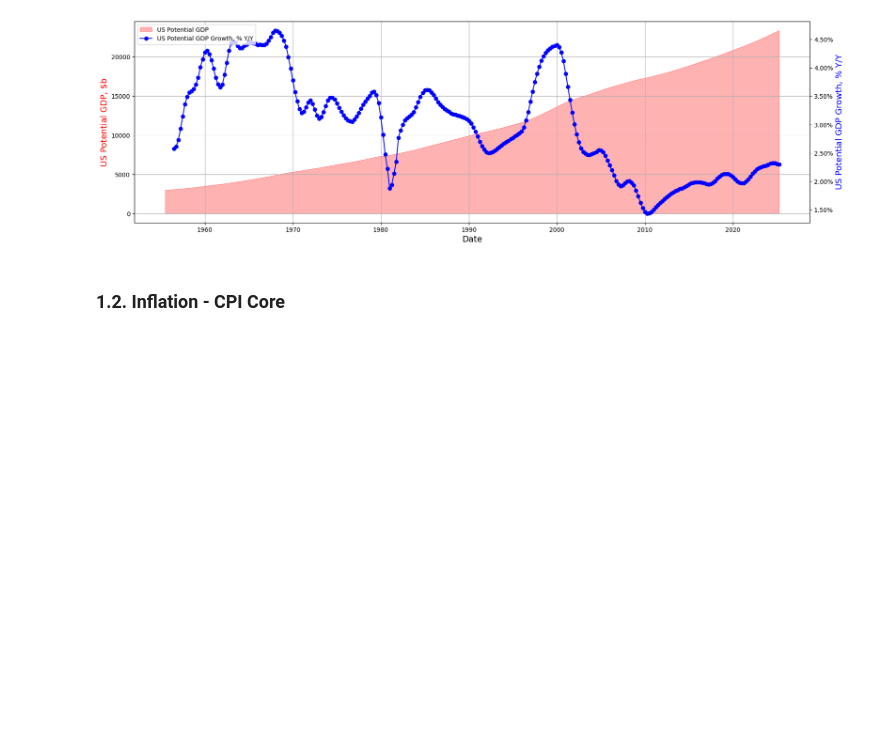
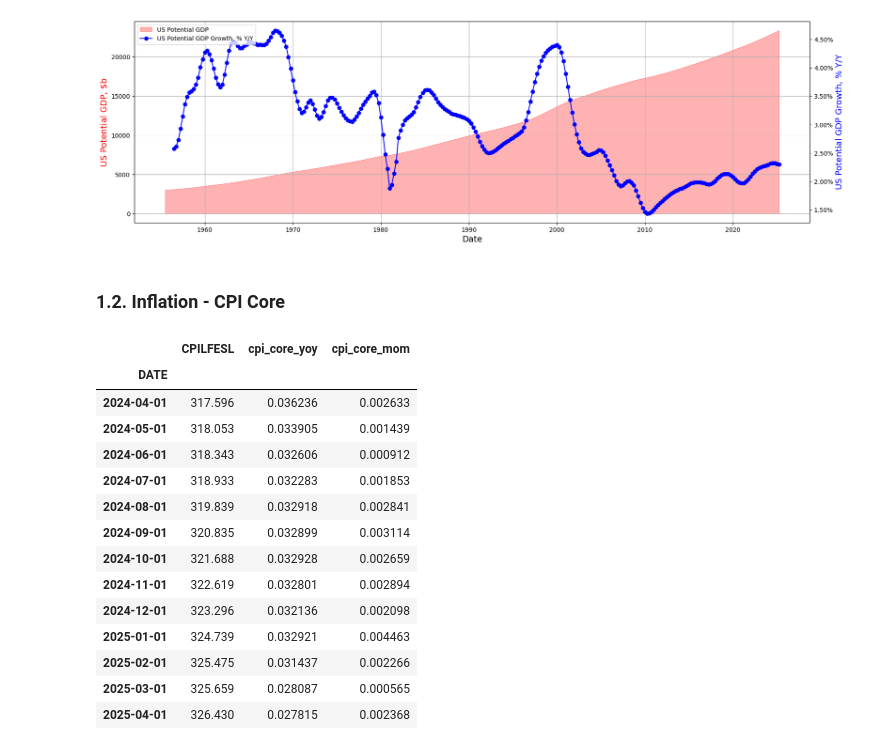
Before and after one commit to nathadriele/stock-markets-analytics-zoomcamp, a Jupyter notebook: 01-intro-and-data-sources/hw-intro.ipynb, the cells around one changed output. Saved outputs shown, nothing was run; the diff lists cells and outputs as text; code cells hidden in the pictures; blank space fills up the shorter version.

```diff
--- a/01-intro-and-data-sources/hw-intro.ipynb
+++ b/01-intro-and-data-sources/hw-intro.ipynb
@@ -109,3 +109,24 @@ plt.show()
 # is an aggregate of prices paid by urban consumers for a typical basket of goods, excluding food and energy.
 # This measurement, known as "Core CPI," is widely used by economists because food and energy have very volatile prices.
 cpilfesl = pdr.DataReader("CPILFESL", "fred", start=start)
+# %%
+cpilfesl['cpi_core_yoy'] = cpilfesl.CPILFESL/cpilfesl.CPILFESL.shift(12)-1
+cpilfesl['cpi_core_mom'] = cpilfesl.CPILFESL/cpilfesl.CPILFESL.shift(1)-1
+
+cpilfesl.tail(13)
+# %% [output]
+|  | CPILFESL | cpi_core_yoy | cpi_core_mom |
+| DATE |  |  |  |
+| 2024-04-01 | 317.596 | 0.036236 | 0.002633 |
+| 2024-05-01 | 318.053 | 0.033905 | 0.001439 |
+| 2024-06-01 | 318.343 | 0.032606 | 0.000912 |
+| 2024-07-01 | 318.933 | 0.032283 | 0.001853 |
+| 2024-08-01 | 319.839 | 0.032918 | 0.002841 |
+| 2024-09-01 | 320.835 | 0.032899 | 0.003114 |
+| 2024-10-01 | 321.688 | 0.032928 | 0.002659 |
+| 2024-11-01 | 322.619 | 0.032801 | 0.002894 |
+| 2024-12-01 | 323.296 | 0.032136 | 0.002098 |
+| 2025-01-01 | 324.739 | 0.032921 | 0.004463 |
+| 2025-02-01 | 325.475 | 0.031437 | 0.002266 |
+| 2025-03-01 | 325.659 | 0.028087 | 0.000565 |
+| 2025-04-01 | 326.430 | 0.027815 | 0.002368 |
```
Also changed, not shown: parts of 1 cell of this notebook.
